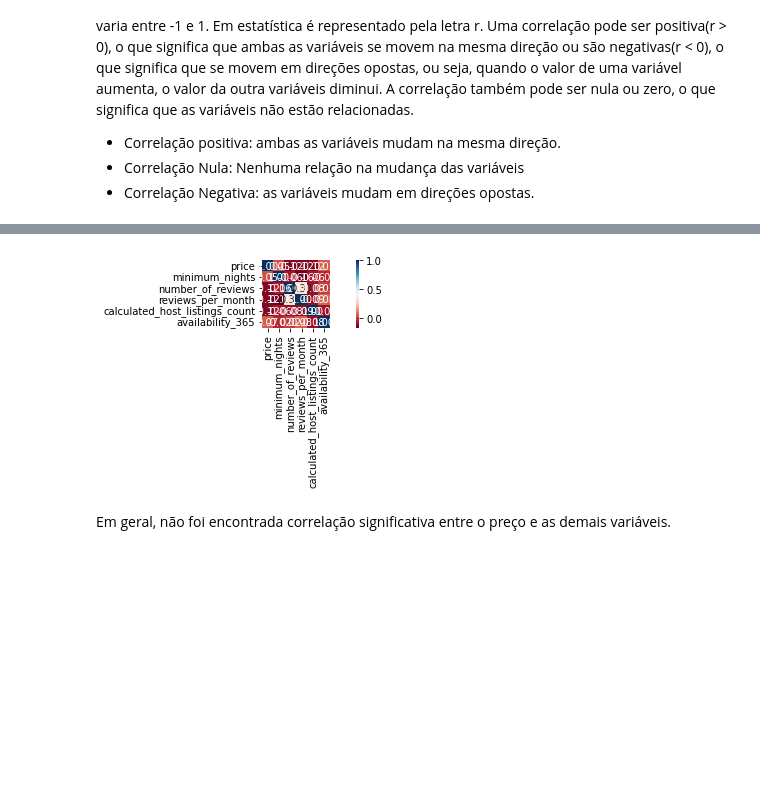
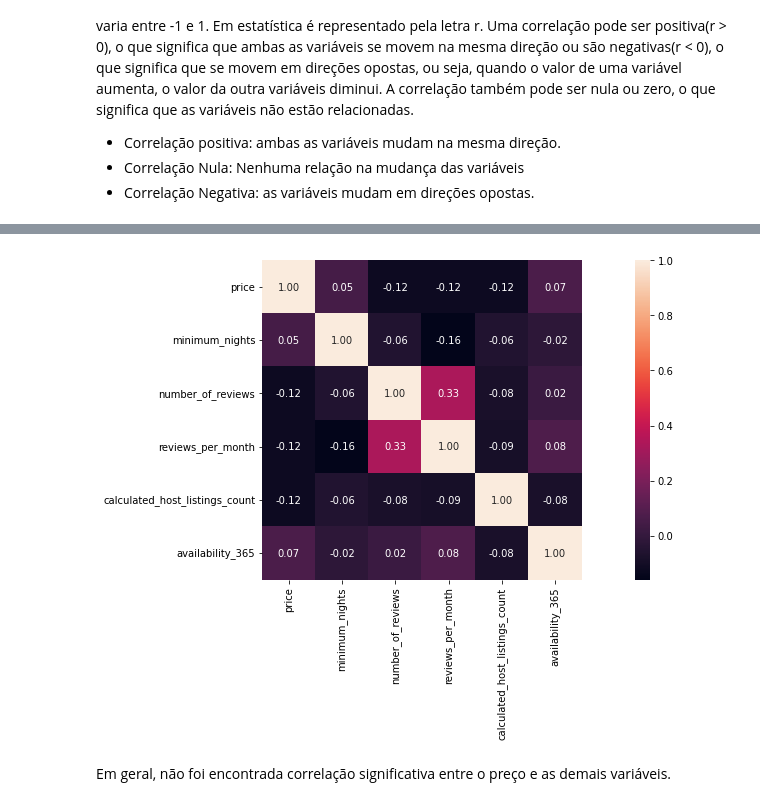
Before and after one commit to IsWallison/Project_airbnb, a Jupyter notebook: Analisando_os_Dados_do_Airbnb.ipynb, the cells around one changed output, grey strips where cells are left out. Saved outputs shown, nothing was run; the diff lists cells and outputs as text; code cells hidden in the pictures; blank space fills up the shorter version.

```diff
--- a/Analisando_os_Dados_do_Airbnb.ipynb
+++ b/Analisando_os_Dados_do_Airbnb.ipynb
@@ -318,11 +318,13 @@ corr
 | calculated_host_listings_count | -0.12 | -0.06 | -0.08 | -0.09 | 1.00 | -0.08 |
 | availability_365 | 0.07 | -0.02 | 0.02 | 0.08 | -0.08 | 1.00 |
 # %%
+
 # plotar um heatmap a partir das correlações
-#sns.heatmap(corr,fmt='.2f', square=True,linecolor='white', annot=True);
-sns.heatmap(corr, cmap = 'RdBu', fmt='.2f', square = True , linecolor='white', annot= True);
+fig, ax = plt.subplots(figsize=(15, 7))
+sns.heatmap(corr,fmt='.2f', square=True,linecolor='white', annot=True);
+#sns.heatmap(corr, cmap = 'RdBu', fmt='.2f', square = True , linecolor='white', annot= True);
 # %% [output]
-[figure, old version]
+[figure, new version]
 # %% [markdown]
 Em geral, não foi encontrada correlação significativa entre o preço e as demais variáveis.
 # %% [markdown]
```
